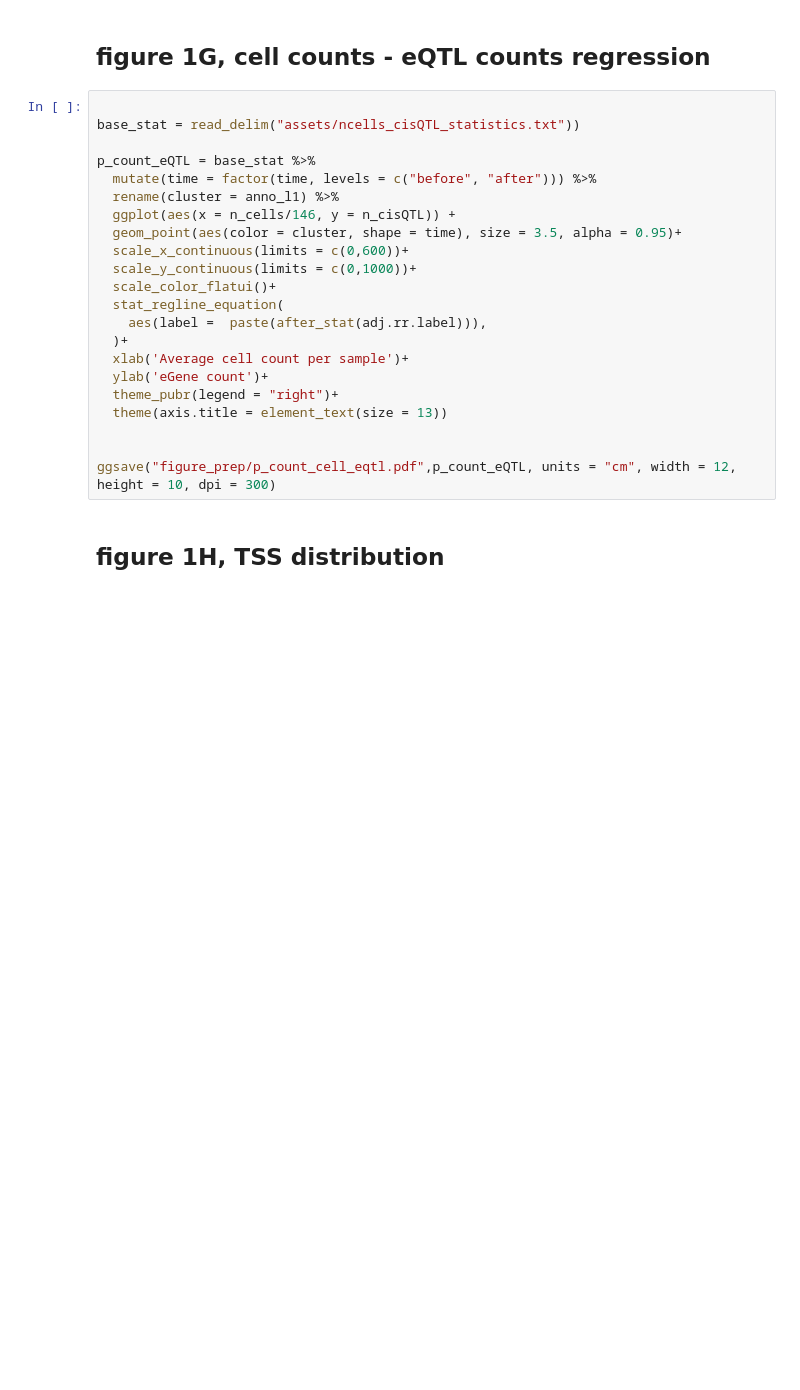
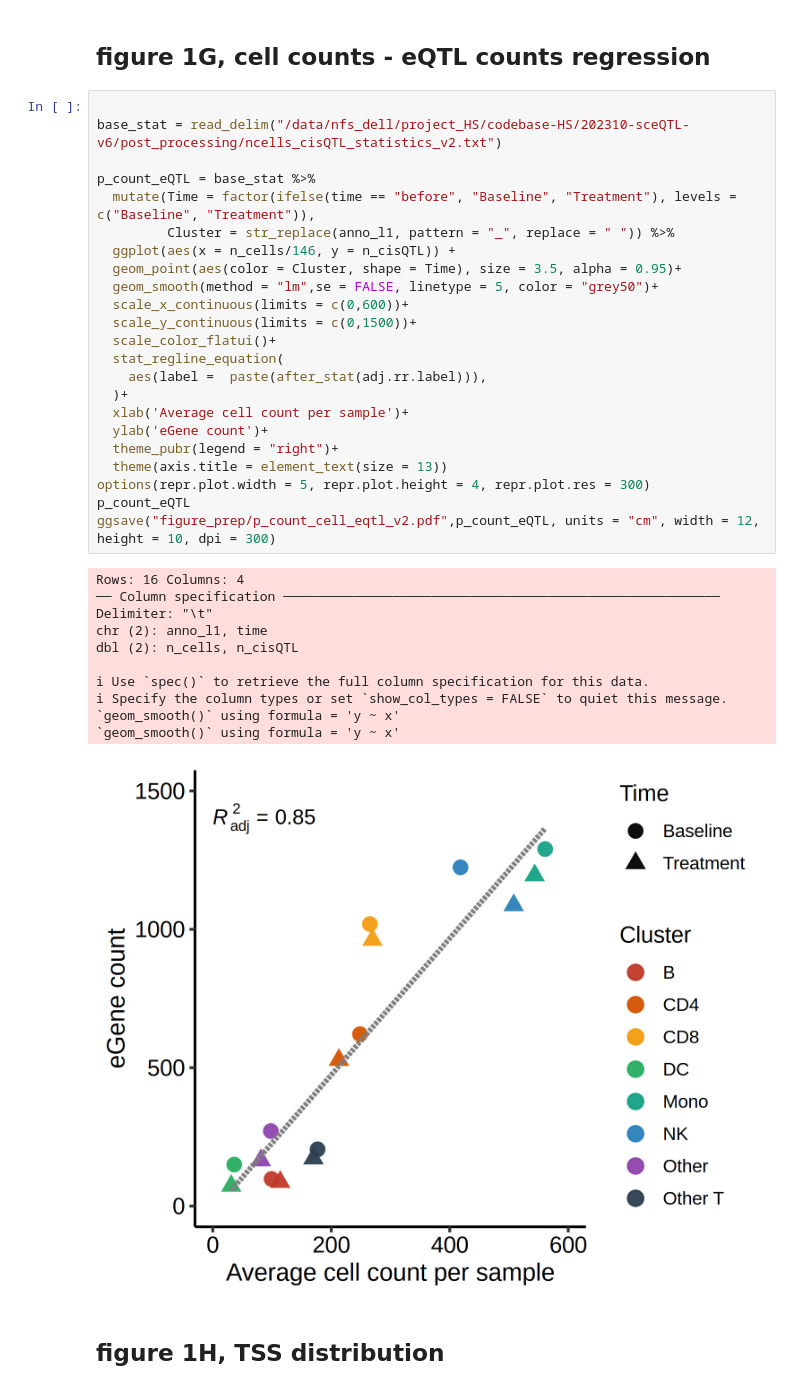
Before and after one commit to snu-mchoi-lab/LungCancer_ICI_sceQTL_2024, a Jupyter notebook: analysis/02_03_eQTL_statistics.ipynb, the cells around one changed output. Drawn from its saved outputs; the diff is of its cells as text; blank space fills up the shorter version.

```diff
--- a/analysis/02_03_eQTL_statistics.ipynb
+++ b/analysis/02_03_eQTL_statistics.ipynb
@@ -73,26 +127,39 @@ ggsave("figure_prep/upset_plots/upset_time_all_full.pdf",
 ## figure 1G, cell counts - eQTL counts regression
 # %%
 
-base_stat = read_delim("assets/ncells_cisQTL_statistics.txt"))
+base_stat = read_delim("/data/nfs_dell/project_HS/codebase-HS/202310-sceQTL-v6/post_processing/ncells_cisQTL_statistics_v2.txt")
 
 p_count_eQTL = base_stat %>%
-  mutate(time = factor(time, levels = c("before", "after"))) %>%
-  rename(cluster = anno_l1) %>%
+  mutate(Time = factor(ifelse(time == "before", "Baseline", "Treatment"), levels = c("Baseline", "Treatment")),
+         Cluster = str_replace(anno_l1, pattern = "_", replace = " ")) %>%
   ggplot(aes(x = n_cells/146, y = n_cisQTL)) +
-  geom_point(aes(color = cluster, shape = time), size = 3.5, alpha = 0.95)+
+  geom_point(aes(color = Cluster, shape = Time), size = 3.5, alpha = 0.95)+
+  geom_smooth(method = "lm",se = FALSE, linetype = 5, color = "grey50")+
   scale_x_continuous(limits = c(0,600))+
-  scale_y_continuous(limits = c(0,1000))+
+  scale_y_continuous(limits = c(0,1500))+
   scale_color_flatui()+
   stat_regline_equation(
     aes(label =  paste(after_stat(adj.rr.label))),
   )+
   xlab('Average cell count per sample')+
   ylab('eGene count')+
   theme_pubr(legend = "right")+
   theme(axis.title = element_text(size = 13))
-
-
-ggsave("figure_prep/p_count_cell_eqtl.pdf",p_count_eQTL, units = "cm", width = 12, height = 10, dpi = 300)
+options(repr.plot.width = 5, repr.plot.height = 4, repr.plot.res = 300)
+p_count_eQTL
+ggsave("figure_prep/p_count_cell_eqtl_v2.pdf",p_count_eQTL, units = "cm", width = 12, height = 10, dpi = 300)
+# %% [output]
+Rows: 16 Columns: 4
+── Column specification ────────────────────────────────────────────────────────
+Delimiter: "\t"
+chr (2): anno_l1, time
+dbl (2): n_cells, n_cisQTL
+
+ℹ Use `spec()` to retrieve the full column specification for this data.
+ℹ Specify the column types or set `show_col_types = FALSE` to quiet this message.
+`geom_smooth()` using formula = 'y ~ x'
+`geom_smooth()` using formula = 'y ~ x'
+[figure, added]
 # %% [markdown]
 ## figure 1H, TSS distribution
 # %%
```
Also changed, not shown: parts of 3 cells of this notebook, 20 other files.
